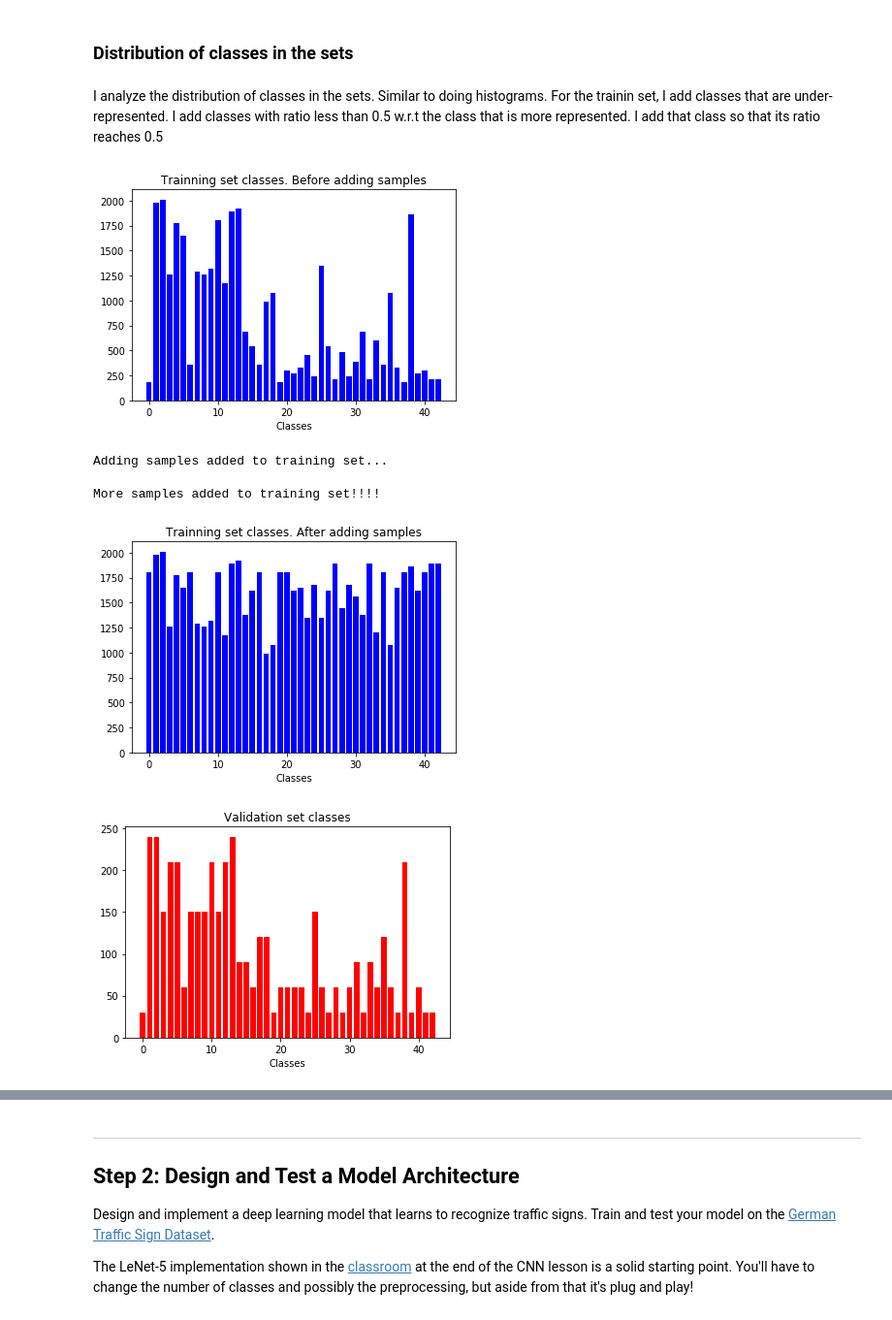
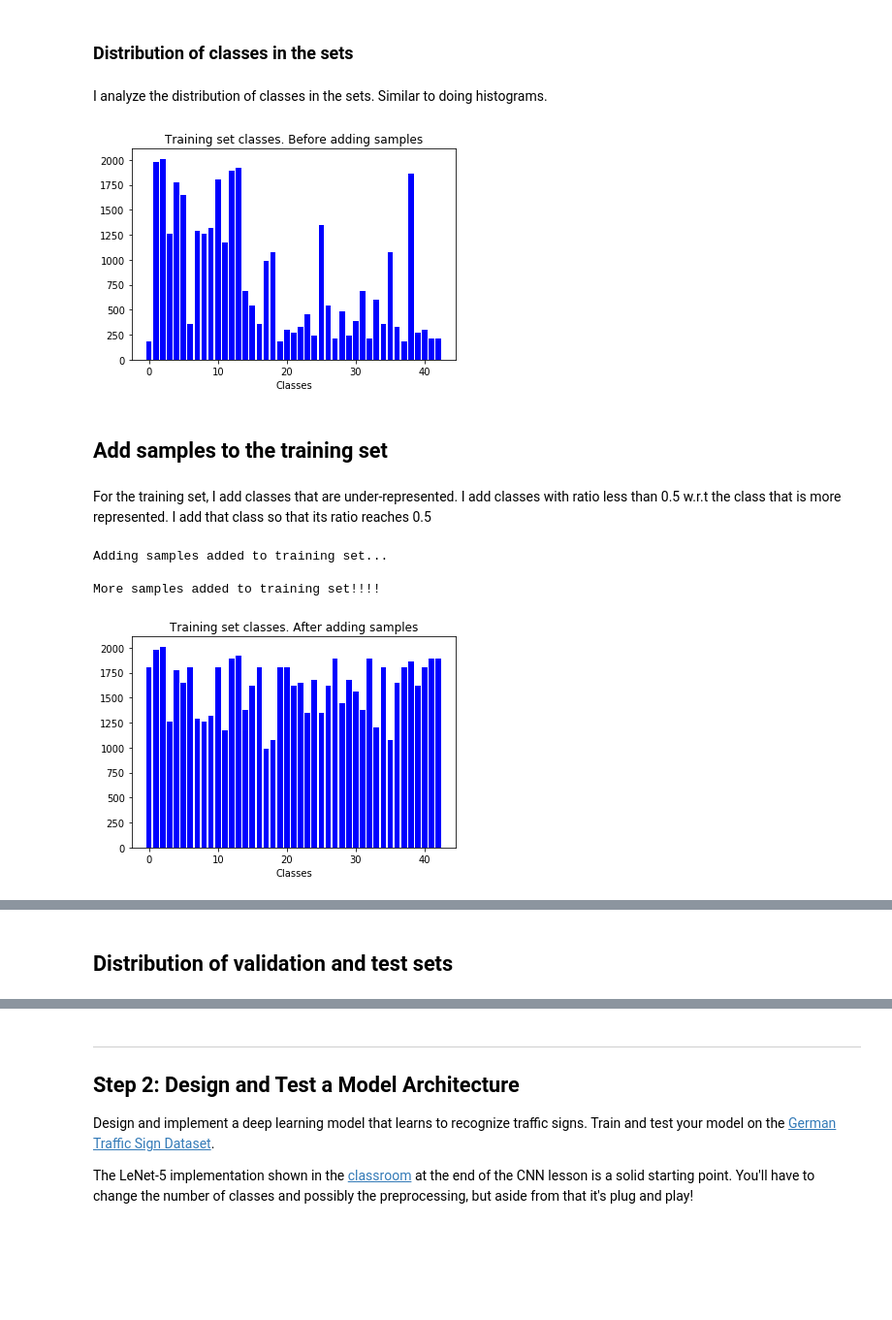
Before and after one commit to pablosaurasperez/CarND-Traffic-Sign-Classifier-Project, a Jupyter notebook: Traffic_Sign_Classifier.ipynb, the cells around one changed output, grey strips where cells are left out. Shown: that part at 97% size. Drawn from its saved outputs; the diff is of its cells as text; code cells hidden in the pictures; blank space fills up the shorter version.

```diff
--- a/Traffic_Sign_Classifier.ipynb
+++ b/Traffic_Sign_Classifier.ipynb
@@ -118,22 +120,29 @@ Speed limit (100km/h)
 # %% [markdown]
 ### Distribution of classes in the sets
+# %% [markdown]
+I analyze the distribution of classes in the sets. Similar to doing histograms.
+# %%
+# Distribution of classes in the sets
+
+#Train
+train_hist = np.bincount(y_train)
+
+#Class, Number of repetitions, ratio compared to max
+train_hist = [np.arange(0, n_classes), train_hist, train_hist/train_hist.max()]
+
+plt.bar(train_hist[0], train_hist[1], color = 'b')
+plt.title("Training set classes. Before adding samples")
+plt.xlabel('Classes')
+plt.show()
+# %% [output]
+[figure, added]
+# %% [markdown]
+## Add samples to the training set
 # %% [markdown]
-I analyze the distribution of classes in the sets. Similar to doing histograms.
-For the trainin set, I add classes that are under-represented. I add classes with ratio less than 0.5 w.r.t the class that is more represented.
+For the training set, I add classes that are under-represented. I add classes with ratio less than 0.5 w.r.t the class that is more represented.
 I add that class so that its ratio reaches 0.5
 # %%
-# Distribution of classes in the sets
-
-#Train
-train_hist = np.bincount(y_train)
-
-#Class, Number of repetitions, ratio compared to max
-train_hist = [np.arange(0, n_classes), train_hist, train_hist/train_hist.max()]
-
-plt.bar(train_hist[0], train_hist[1], color = 'b')
-plt.title("Trainning set classes. Before adding samples")
-plt.xlabel('Classes')
-plt.show()
+#Add more samples to the training set
 
 print("Adding samples added to training set...")
 print()
@@ -147,56 +156,35 @@ add_train_classes = np.extract(ratio_cond, train_hist[0])
 times_array=[]
 
 #Now I have to go to y_train and get the indexes... and then to X_train and add them...
 for i in range(0, len(add_train_classes)):
     #Number of times I should add that class
     times = int(round((1/train_hist[2][add_train_classes[i]])-2))
 
     #[class, num times needed]
     times_array.append([add_train_classes[i], times])
 
 #Add classes as needed, depending on the number of times to be added.
 for i in range(0, len(times_array)):
     y_train_index,  = np.where(y_train == times_array[i][0])
     y_train_add = times_array[i][0]*np.ones(len(y_train_index), dtype=np.int)
     for j in range(0, times_array[i][1]):
         X_train = np.concatenate((X_train, X_train[y_train_index]))
         y_train = np.concatenate((y_train, y_train_add))
 
 print("More samples added to training set!!!!")
 
 #Training set after adding samples
 train_hist = np.bincount(y_train)
 
 #Class, Number of repetitions, ratio compared to max
 train_hist = [np.arange(0, n_classes), train_hist, train_hist/train_hist.max()]
 
 plt.bar(train_hist[0], train_hist[1], color = 'b')
-plt.title("Trainning set classes. After adding samples")
+plt.title("Training set classes. After adding samples")
 plt.xlabel('Classes')
 plt.show()
-
-
-#Validation
-valid_hist = np.bincount(y_valid)
-valid_hist = [np.arange(0, n_classes), valid_hist]
-
-plt.bar(valid_hist[0], valid_hist[1], color='r')
-plt.title("Validation set classes")
-plt.xlabel('Classes')
-plt.show()
-
-#Test
-test_hist = np.bincount(y_test)
-test_hist = [np.arange(0, n_classes), test_hist]
-
-plt.bar(valid_hist[0], test_hist[1], color = 'g')
-plt.title("Test set classes")
-plt.xlabel('Classes')
-plt.show()
 # %% [output]
+Adding samples added to training set...
+
+More samples added to training set!!!!
-[figure, old version]
+[figure, new version]
-Adding samples added to training set...
-
-More samples added to training set!!!!
-[figure, removed]
-[figure, removed]
@@ -203,0 +191,2 @@ More samples added to training set!!!!
+# %% [markdown]
+## Distribution of validation and test sets
```
Also changed, not shown: parts of 8 cells of this notebook.
